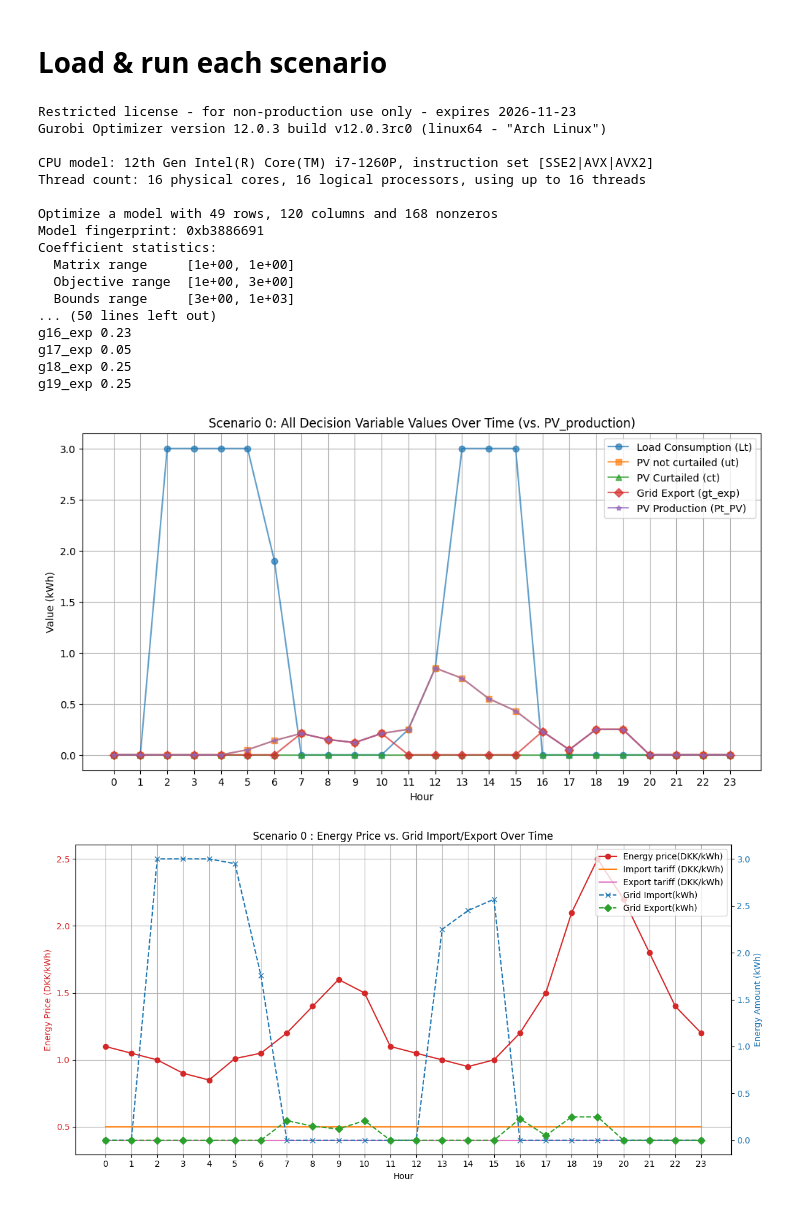
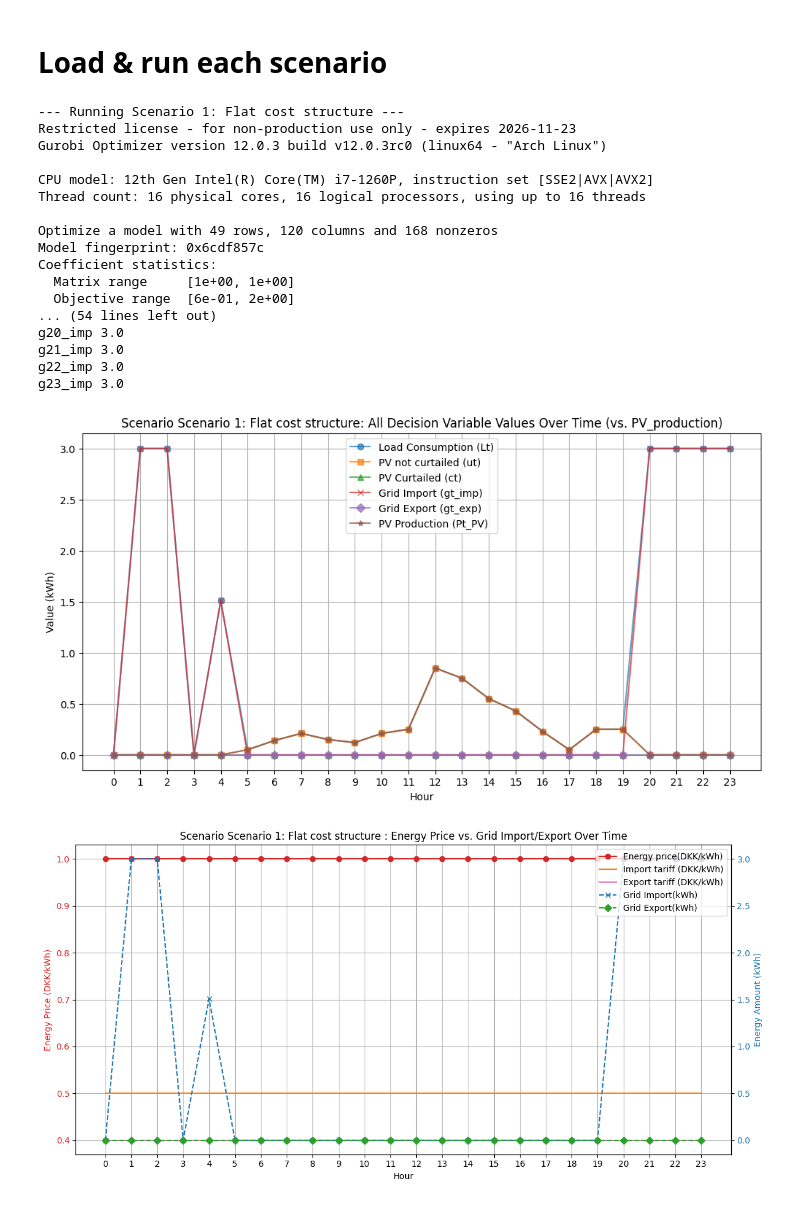
Before and after one commit to PHengst/template-assignment-1, a Jupyter notebook: src/1a-scenarios.ipynb, the cells around one changed output. Saved outputs shown, nothing was run; the diff lists cells and outputs as text; code cells hidden in the pictures.

Commit message:
add scenarios

```diff
--- a/src/1a-scenarios.ipynb
+++ b/src/1a-scenarios.ipynb
@@ -121,7 +121,7 @@ def run_model(
     plt.plot(HOURS, Lt_values, label='Load Consumption (Lt)', alpha=0.7, marker='o')
     plt.plot(HOURS, ut_values, label='PV not curtailed (ut)', alpha=0.7, marker='s')
     plt.plot(HOURS, ct_values, label='PV Curtailed (ct)', alpha=0.7, marker='^')
-    #plt.plot(HOURS, gt_imp_values, label='Grid Import (gt_imp)', alpha=0.7, marker='x')
+    plt.plot(HOURS, gt_imp_values, label='Grid Import (gt_imp)', alpha=0.7, marker='x')
     plt.plot(HOURS, gt_exp_values, label='Grid Export (gt_exp)', alpha=0.7, marker='D')
     plt.plot(HOURS, Pt_PV, label='PV Production (Pt_PV)', alpha=0.7, marker='*')
 
@@ -179,57 +179,55 @@ def run_model(
 # %%
 import json
 import csv
 
 # data from question 1a
 with open('../data/question_1a/DER_production.json', 'r') as file:
     der_production = json.load(file)
 with open('../data/question_1a/appliance_params.json', 'r') as file:
     appl_params= json.load(file)
 with open('../data/question_1a/usage_preference.json', 'r') as file:
     usage_preference= json.load(file)
 
-#for each scenario
-# 0 is a test with the original data
-for i in [0,1]:
+# Load all scenarios from one file
+with open('../data/scenarios.json', 'r') as file:
+    scenarios = json.load(file)
 
-    # load JSONs
-    with open('../data/scenario_{i}/bus_params.json'.format(i = i), 'r') as file:
-        bus_params = json.load(file)
+# Loop through each scenario
+for i, scenario in enumerate(scenarios):
 
-    ##
-    ## run model on scenario
-    ##
+    print(f"\n--- Running {scenario['scenario']} ---")
+
     results = run_model(
-        scenario = i,
-    Lmin_t = 0.0,
-    Lmax_t = appl_params["load"][0]["max_load_kWh_per_hour"],
-    Pt_PV = der_production[0]["hourly_profile_ratio"],
-    ct_PV = 0,
-    pt = bus_params[0]["energy_price_DKK_per_kWh"],
-    Emin = usage_preference[0]["load_preferences"][0]["min_total_energy_per_day_hour_equivalent"]
-         * appl_params["load"][0]["max_load_kWh_per_hour"],
-    max_import_kW = bus_params[0]["max_import_kW"],
-    max_export_kW = bus_params[0]["max_export_kW"],
-    tau_imp = bus_params[0]["import_tariff_DKK/kWh"],
-    tau_exp = bus_params[0]["export_tariff_DKK/kWh"],
+        scenario = scenario["scenario"],  # use scenario name instead of just index
+        Lmin_t = 0.0,
+        Lmax_t = appl_params["load"][0]["max_load_kWh_per_hour"],
+        Pt_PV = der_production[0]["hourly_profile_ratio"],
+        ct_PV = 0,
+        pt = scenario["energy_price_DKK_per_kWh"],  # hourly prices
+        Emin = usage_preference[0]["load_preferences"][0]["min_total_energy_per_day_hour_equivalent"]
+             * appl_params["load"][0]["max_load_kWh_per_hour"],
+        max_import_kW = scenario["max_import_kW"],
+        max_export_kW = scenario["max_export_kW"],
+        tau_imp = scenario["import_tariff_DKK/kWh"],
+        tau_exp = scenario["export_tariff_DKK/kWh"],
     )
 # %% [output]
+--- Running Scenario 1: Flat cost structure ---
 Restricted license - for non-production use only - expires 2026-11-23
 Gurobi Optimizer version 12.0.3 build v12.0.3rc0 (linux64 - "Arch Linux")
 
 CPU model: 12th Gen Intel(R) Core(TM) i7-1260P, instruction set [SSE2|AVX|AVX2]
 Thread count: 16 physical cores, 16 logical processors, using up to 16 threads
 
 Optimize a model with 49 rows, 120 columns and 168 nonzeros
-Model fingerprint: 0xb3886691
+Model fingerprint: 0x6cdf857c
 Coefficient statistics:
   Matrix range     [1e+00, 1e+00]
-  Objective range  [1e+00, 3e+00]
-  Bounds range     [3e+00, 1e+03]
-... (50 lines left out)
-g16_exp 0.23
-g17_exp 0.05
-g18_exp 0.25
-g19_exp 0.25
+  Objective range  [6e-01, 2e+00]
+... (54 lines left out)
+g20_imp 3.0
+g21_imp 3.0
+g22_imp 3.0
+g23_imp 3.0
-[figure, old version]
+[figure, new version]
-[figure, old version]
+[figure, new version]
```
Also changed, not shown: parts of 1 cell of this notebook, 2 other files.
